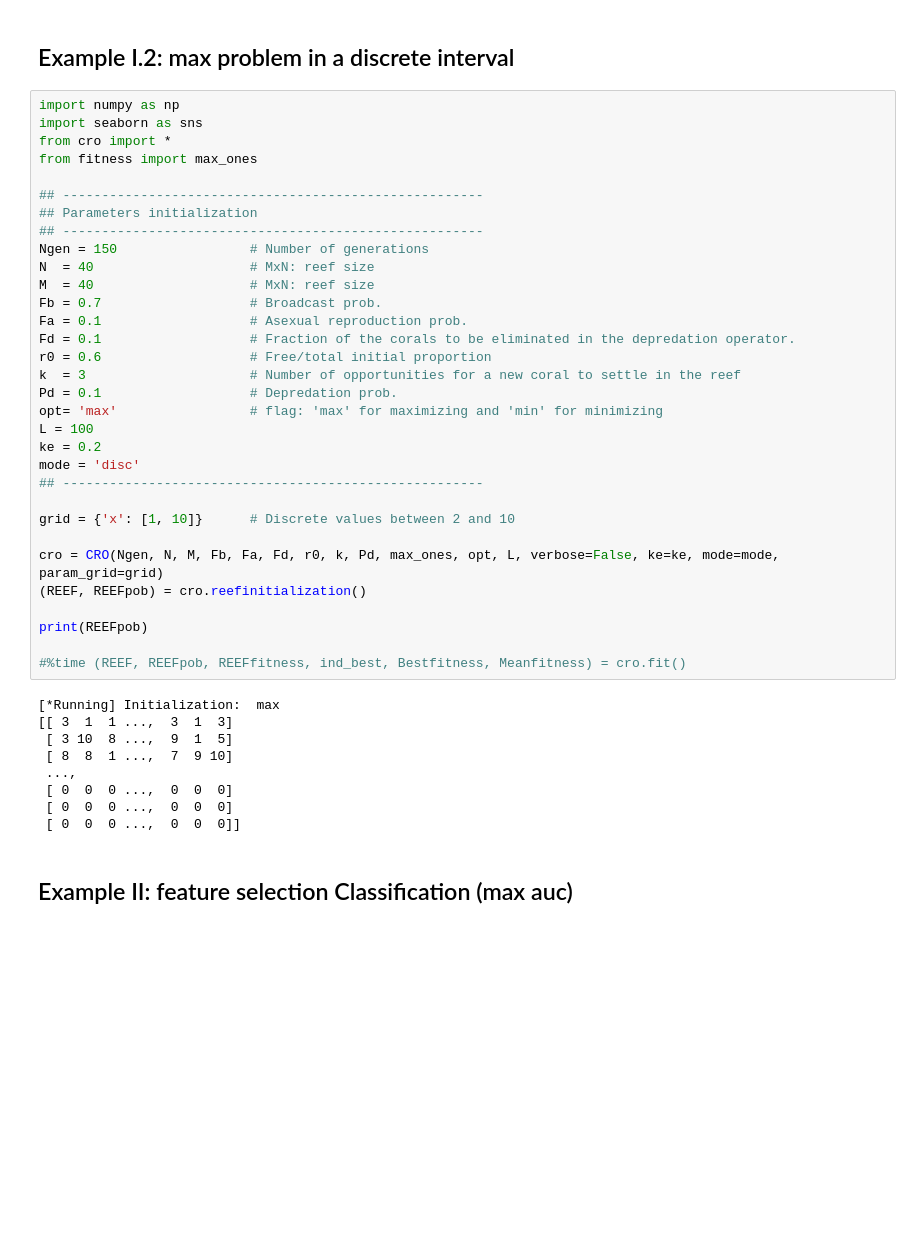
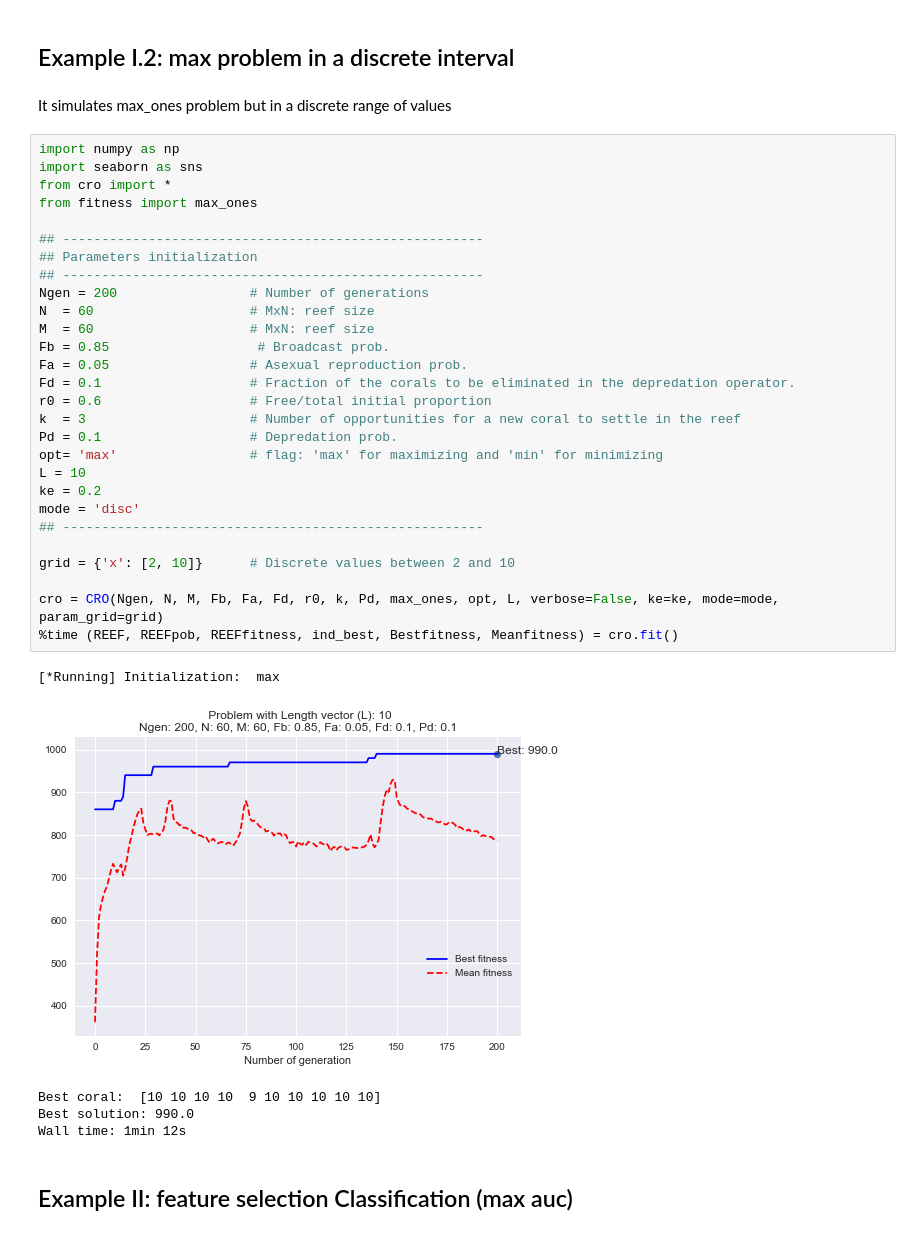
Before and after one commit to VictorPelaez/coral-reef-optimization-algorithm, a Jupyter notebook: cro/test.ipynb, the cells around one changed output. Saved outputs shown, nothing was run; the diff lists cells and outputs as text; blank space fills up the shorter version.

Commit message:
[ADD] an example in test.ipynb about discrete optimization mode [UPDATE] readme.md, examples with differents arg and results [UPDATE] png files for readme

```diff
--- a/cro/test.ipynb
+++ b/cro/test.ipynb
@@ -37,47 +37,42 @@ Best solution: 100.0
 Wall time: 27.3 s
 # %% [markdown]
 ## Example I.2: max problem in a discrete interval
+# %% [markdown]
+It simulates max_ones problem but in a discrete range of values
 # %%
 import numpy as np
 import seaborn as sns
 from cro import *
 from fitness import max_ones
 
 ## ------------------------------------------------------
 ## Parameters initialization
 ## ------------------------------------------------------
-Ngen = 150                 # Number of generations
-N  = 40                    # MxN: reef size
-M  = 40                    # MxN: reef size
-Fb = 0.7                   # Broadcast prob.
-Fa = 0.1                   # Asexual reproduction prob.
+Ngen = 200                 # Number of generations
+N  = 60                    # MxN: reef size
+M  = 60                    # MxN: reef size
+Fb = 0.85                   # Broadcast prob.
+Fa = 0.05                  # Asexual reproduction prob.
 Fd = 0.1                   # Fraction of the corals to be eliminated in the depredation operator.
 r0 = 0.6                   # Free/total initial proportion
 k  = 3                     # Number of opportunities for a new coral to settle in the reef
 Pd = 0.1                   # Depredation prob.
 opt= 'max'                 # flag: 'max' for maximizing and 'min' for minimizing
-L = 100
+L = 10
 ke = 0.2
 mode = 'disc'
 ## ------------------------------------------------------
 
-grid = {'x': [1, 10]}      # Discrete values between 2 and 10
+grid = {'x': [2, 10]}      # Discrete values between 2 and 10
 
 cro = CRO(Ngen, N, M, Fb, Fa, Fd, r0, k, Pd, max_ones, opt, L, verbose=False, ke=ke, mode=mode, param_grid=grid)
-(REEF, REEFpob) = cro.reefinitialization()
-
-print(REEFpob)
-
-#%time (REEF, REEFpob, REEFfitness, ind_best, Bestfitness, Meanfitness) = cro.fit()
+%time (REEF, REEFpob, REEFfitness, ind_best, Bestfitness, Meanfitness) = cro.fit()
 # %% [output]
 [*Running] Initialization:  max
-[[ 3  1  1 ...,  3  1  3]
- [ 3 10  8 ...,  9  1  5]
- [ 8  8  1 ...,  7  9 10]
- ...,
- [ 0  0  0 ...,  0  0  0]
- [ 0  0  0 ...,  0  0  0]
- [ 0  0  0 ...,  0  0  0]]
+[figure, added]
+Best coral:  [10 10 10 10  9 10 10 10 10 10]
+Best solution: 990.0
+Wall time: 1min 12s
 # %% [markdown]
 ## Example II: feature selection Classification (max auc)
 # %% [markdown]
```
Also changed, not shown: parts of 1 cell of this notebook, 5 other files.
